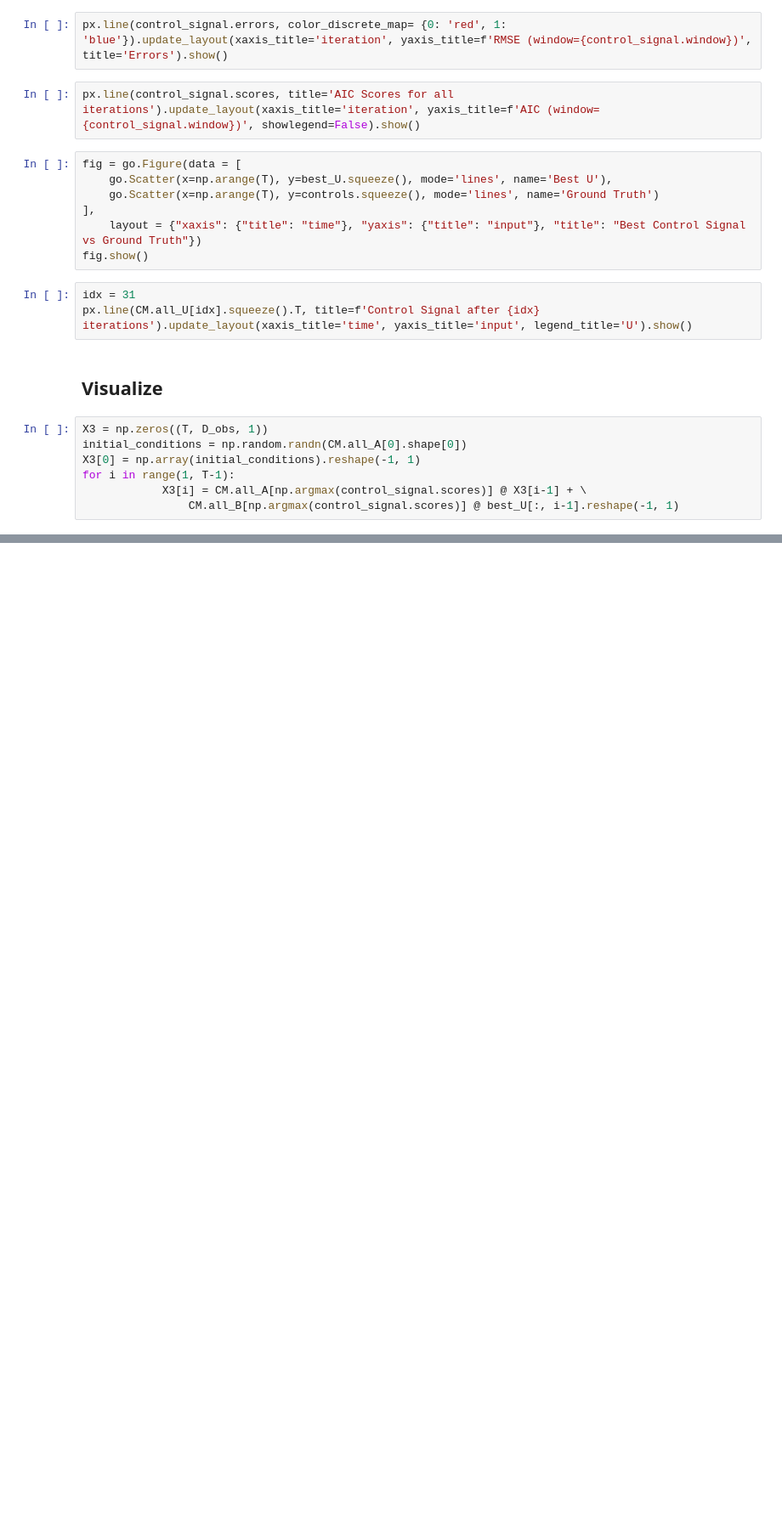
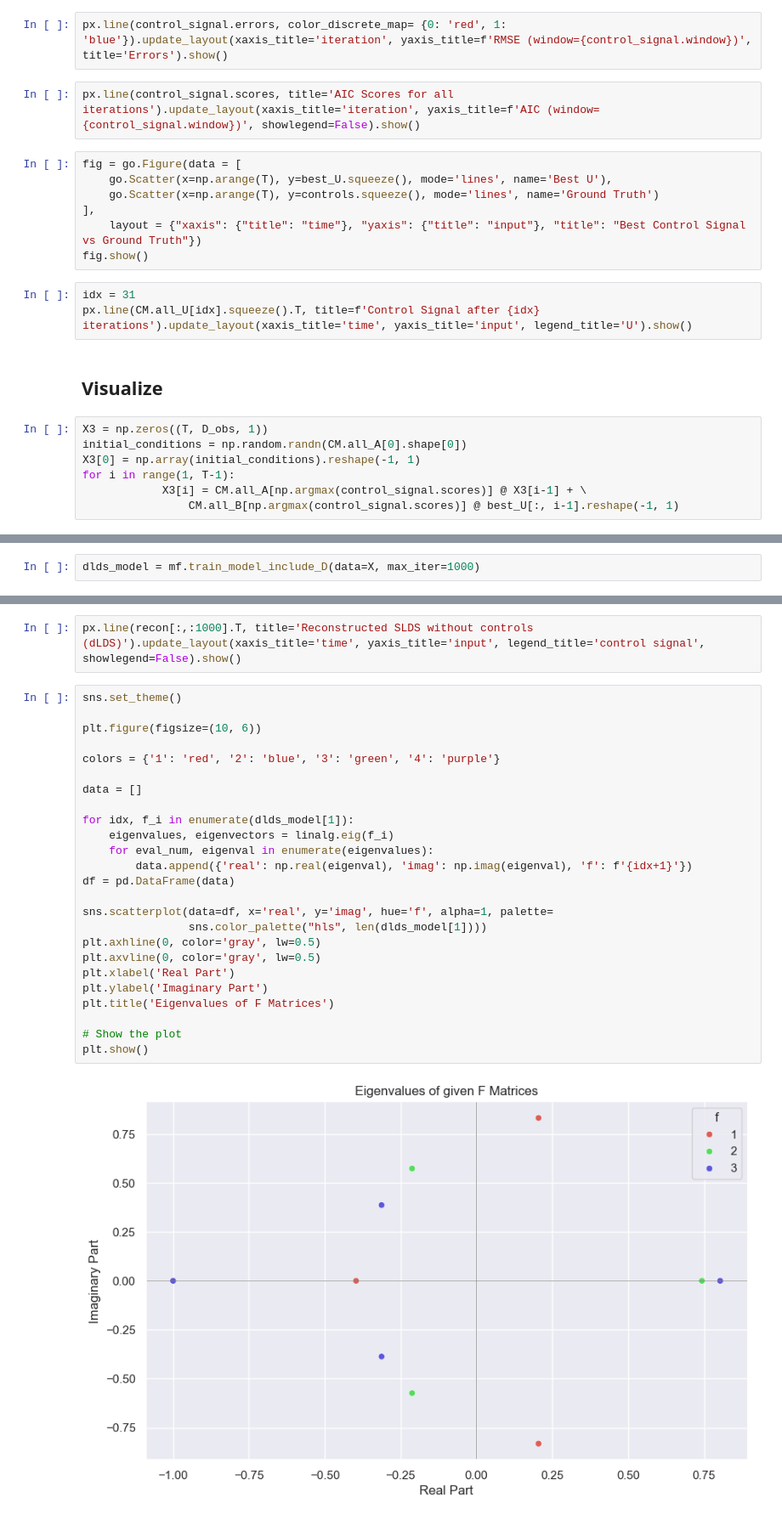
Before and after one commit to lianaak/dLDS-with-controls, a Jupyter notebook: dLDS_discrete/dlds_discrete/learn_control_signals.ipynb, the cells around one changed output, grey strips where cells are left out. Shown at 85% size. Drawn from its saved outputs; the diff is of its cells as text; blank space fills up the shorter version.

Commit message:
fit dlds model on the synthetic data

```diff
--- a/dLDS_discrete/dlds_discrete/learn_control_signals.ipynb
+++ b/dLDS_discrete/dlds_discrete/learn_control_signals.ipynb
@@ -93,0 +100,2 @@ fig.show()
+# %%
+dlds_model = mf.train_model_include_D(data=X, max_iter=1000)
@@ -93,0 +153,29 @@ fig.show()
+# %%
+px.line(recon[:,:1000].T, title='Reconstructed SLDS without controls (dLDS)').update_layout(xaxis_title='time', yaxis_title='input', legend_title='control signal', showlegend=False).show()
+# %%
+sns.set_theme()
+
+plt.figure(figsize=(10, 6))
+
+colors = {'1': 'red', '2': 'blue', '3': 'green', '4': 'purple'}
+
+data = []
+
+for idx, f_i in enumerate(dlds_model[1]):
+    eigenvalues, eigenvectors = linalg.eig(f_i)
+    for eval_num, eigenval in enumerate(eigenvalues):
+        data.append({'real': np.real(eigenval), 'imag': np.imag(eigenval), 'f': f'{idx+1}'})
+df = pd.DataFrame(data)
+
+sns.scatterplot(data=df, x='real', y='imag', hue='f', alpha=1, palette=
+                sns.color_palette("hls", len(dlds_model[1])))
+plt.axhline(0, color='gray', lw=0.5)
+plt.axvline(0, color='gray', lw=0.5)
+plt.xlabel('Real Part')
+plt.ylabel('Imaginary Part')
+plt.title('Eigenvalues of F Matrices')
+
+# Show the plot
+plt.show()
+# %% [output]
+[figure, added]
```
Also changed, not shown: parts of 11 cells of this notebook, 2 other files.
